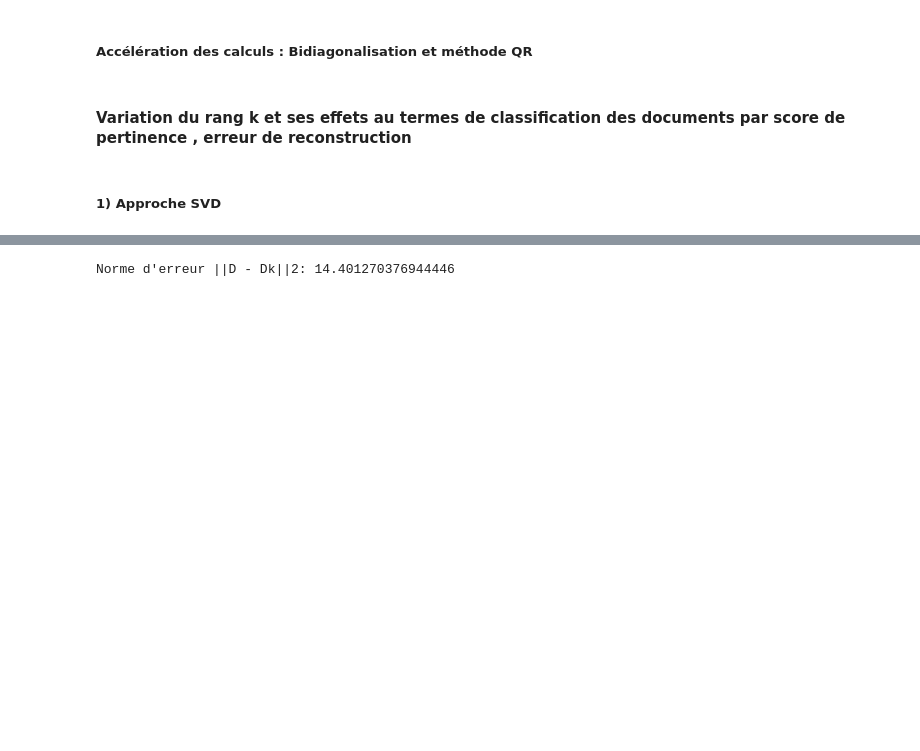
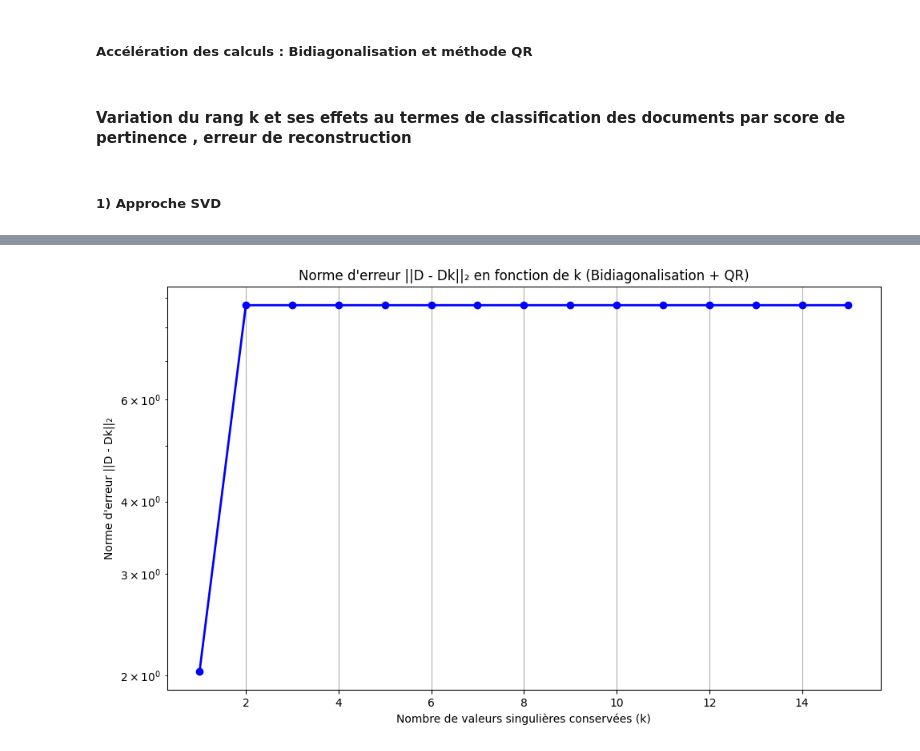
Before and after one commit to Chaabane2k03/Projet_Python_IGL3, a Jupyter notebook: Projet/project.ipynb, the cells around one changed output, grey strips where cells are left out. Drawn from its saved outputs; the diff is of its cells as text; code cells hidden in the pictures; blank space fills up the shorter version.

Commit message:
plot errors variations

```diff
--- a/Projet/project.ipynb
+++ b/Projet/project.ipynb
@@ -553,6 +545,26 @@ erreurs = plot_norme_erreur(matrice_alea , 15)
 # %%
 # Norme d'erreur en pour bidiagonalisation + QR
 def norme_erreur_bidiagonale_qr(D , k):
-    _ , B, _ = bidiagonale(D)
+    U , B , V = bidiagonale(D)
+    U_bdiag , S_bdiag , V_tbdiag = qr_bidiagonal(B , U ,V)
+    U_k , Sk , V_tk = approximation_k(k , U_bdiag , S_bdiag , V_tbdiag)
+    Dk = U_k @ Sk @ V_tk
+    return np.linalg.norm(D - Dk, ord=2)
-# %% [output]
-Norme d'erreur ||D - Dk||2: 14.401270376944446
+# %%
+def plot_norme_erreur_bidiagonale_qr(matrice, max_k):
+    if max_k is None:
+        max_k = min(matrice.shape)
+    erreurs = []
+    for k in range(1, max_k + 1):
+        erreur = norme_erreur_bidiagonale_qr(matrice, k)
+        erreurs.append(erreur)
+
+    plt.figure(figsize=(10, 6))
+    plt.plot(range(1, max_k + 1), erreurs, 'bo-', linewidth=2)
+    plt.title('Norme d\'erreur ||D - Dk||₂ en fonction de k (Bidiagonalisation + QR)')
+    plt.xlabel('Nombre de valeurs singulières conservées (k)')
+    plt.ylabel('Norme d\'erreur ||D - Dk||₂')
+    plt.grid(True)
+    plt.yscale('log')  # Échelle logarithmique pour mieux visualiser la décroissance
+    plt.tight_layout()
+    plt.show()
@@ -558,0 +577,10 @@ Norme d'erreur ||D - Dk||2: 14.401270376944446
+# %%
+# Matrice aléatoire de test :
+#Matrice aléatoire de test :
+np.random.seed(42)
+m, n = 20, 15
+matrice_alea = np.random.rand(m, n)
+
+erreurs = plot_norme_erreur_bidiagonale_qr(matrice_alea , 15)
+# %% [output]
+[figure, added]
```
Also changed, not shown: parts of 6 cells of this notebook.
